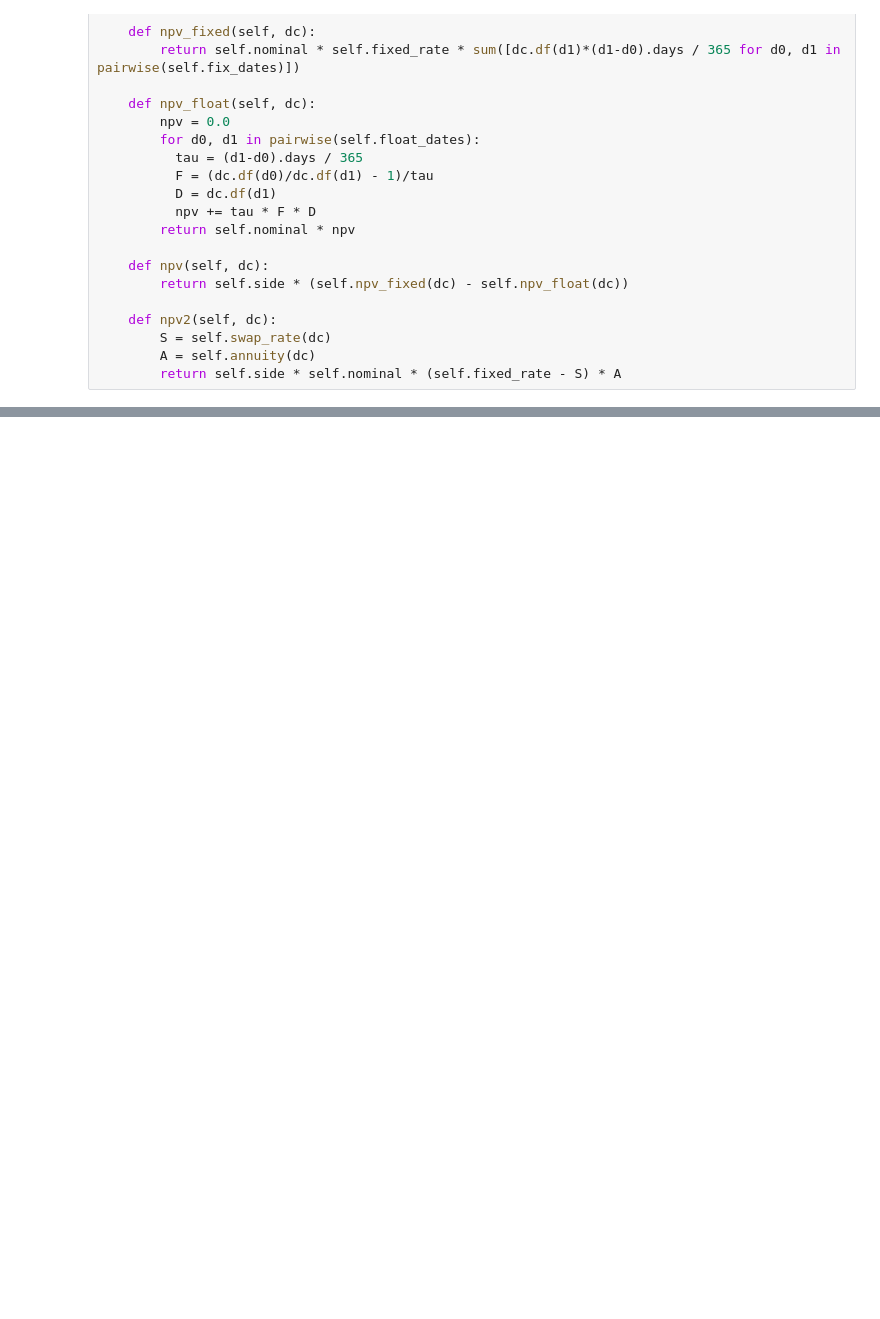
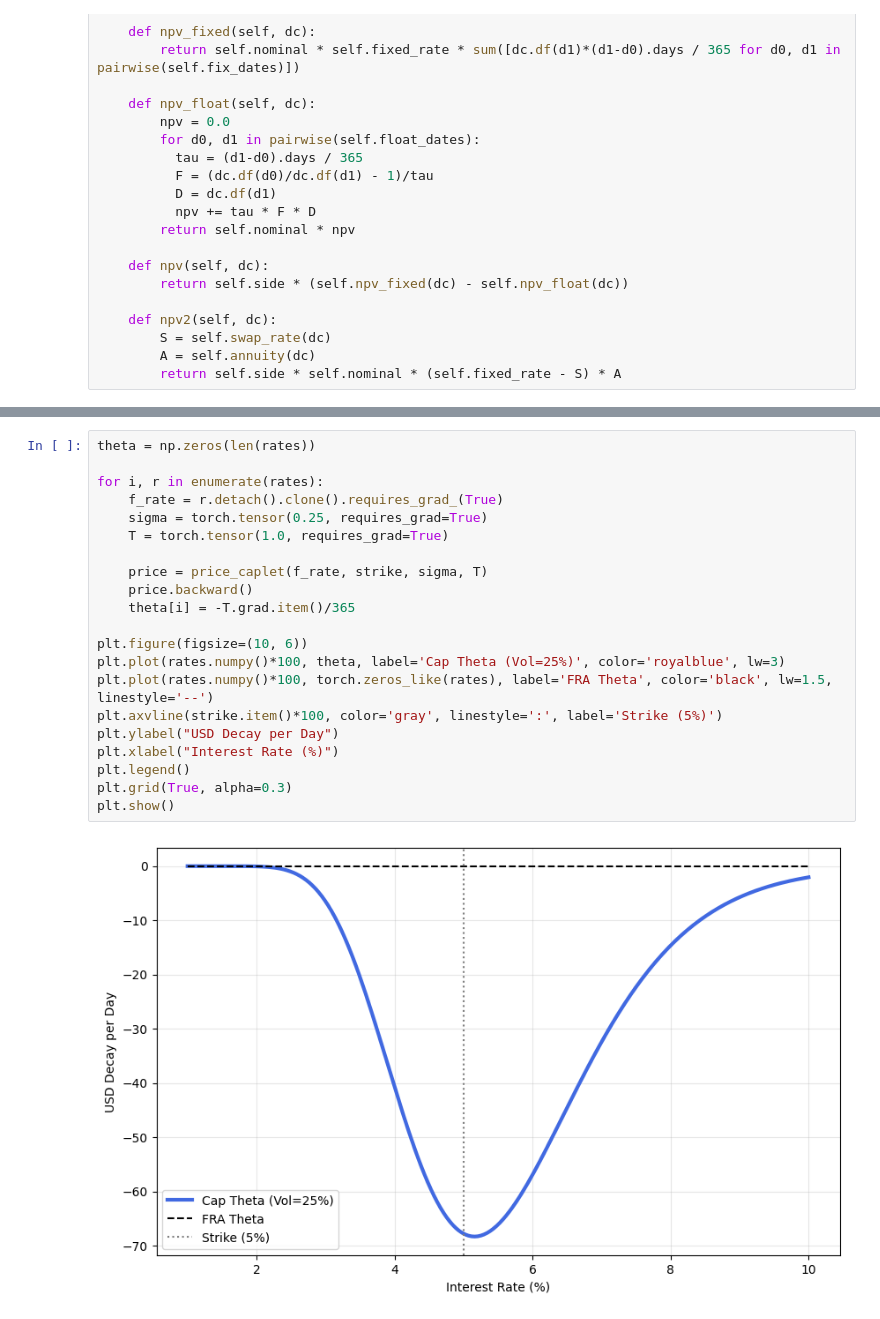
Before and after one commit to matteosan1/advanced_financial_modeling, a Jupyter notebook: notebook/aad.ipynb, the cells around one changed output, grey strips where cells are left out. Drawn from its saved outputs; the diff is of its cells as text; blank space fills up the shorter version.

```diff
--- a/notebook/aad.ipynb
+++ b/notebook/aad.ipynb
@@ -280,0 +494,23 @@ tensor(-526.5304)
+# %%
+theta = np.zeros(len(rates))
+
+for i, r in enumerate(rates):
+    f_rate = r.detach().clone().requires_grad_(True)
+    sigma = torch.tensor(0.25, requires_grad=True)
+    T = torch.tensor(1.0, requires_grad=True)
+
+    price = price_caplet(f_rate, strike, sigma, T)
+    price.backward()
+    theta[i] = -T.grad.item()/365
+
+plt.figure(figsize=(10, 6))
+plt.plot(rates.numpy()*100, theta, label='Cap Theta (Vol=25%)', color='royalblue', lw=3)
+plt.plot(rates.numpy()*100, torch.zeros_like(rates), label='FRA Theta', color='black', lw=1.5, linestyle='--')
+plt.axvline(strike.item()*100, color='gray', linestyle=':', label='Strike (5%)')
+plt.ylabel("USD Decay per Day")
+plt.xlabel("Interest Rate (%)")
+plt.legend()
+plt.grid(True, alpha=0.3)
+plt.show()
+# %% [output]
+[figure, added]
```
Also changed, not shown: parts of 22 cells of this notebook, 8 other files.
